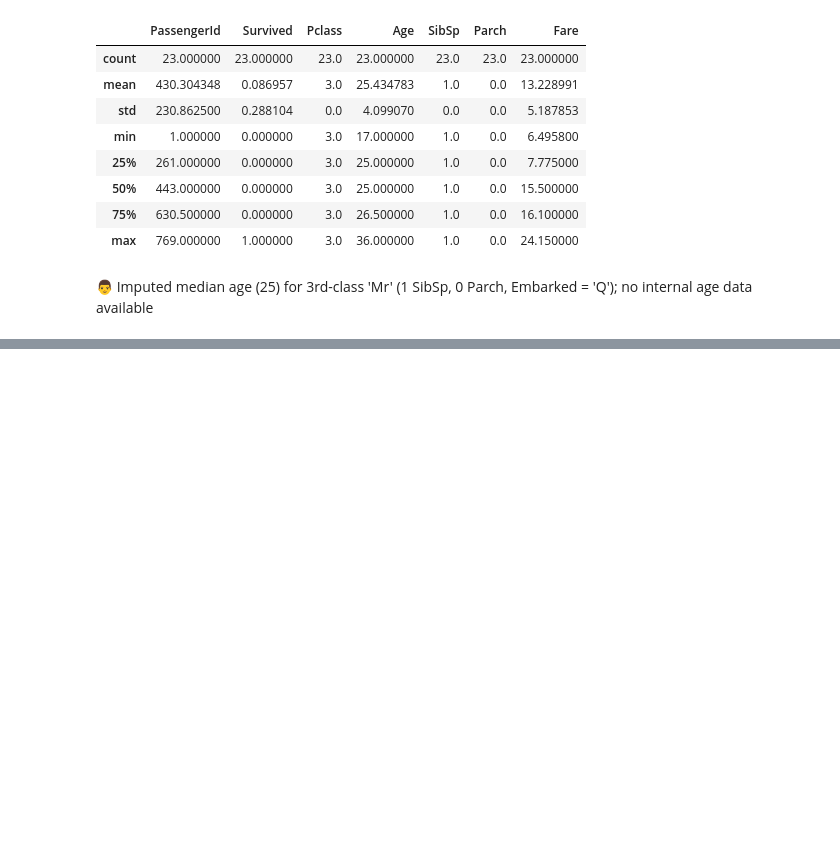
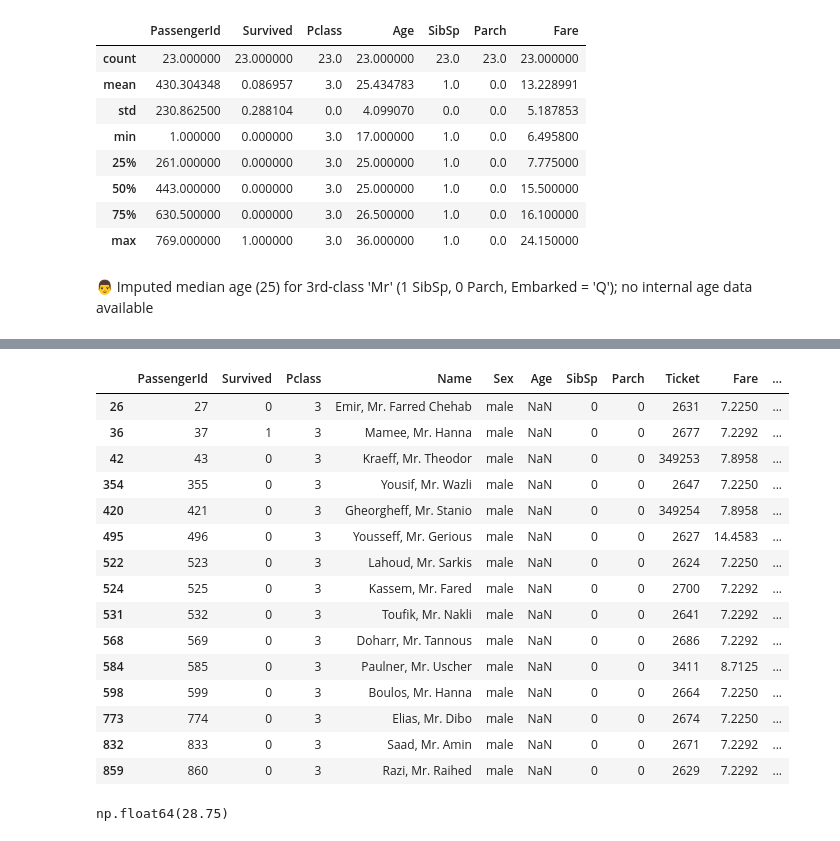
Before and after one commit to Restart29/titanic-analysis, a Jupyter notebook: notebooks/titanic.ipynb, the cells around one changed output, grey strips where cells are left out. Drawn from its saved outputs; the diff is of its cells as text; code cells hidden in the pictures; blank space fills up the shorter version.

```diff
--- a/notebooks/titanic.ipynb
+++ b/notebooks/titanic.ipynb
@@ -2114,0 +2179,23 @@ change_db_cleaned.loc[(change_db_cleaned['Title']=='Mr')&(change_db_cleaned['Pcl
+# %%
+change_db_cleaned.loc[(change_db_cleaned['Title']=='Mr')&(change_db_cleaned['Pclass']==3)&(change_db_cleaned['SibSp']==0)&(change_db_cleaned['Parch']==0)&(change_db_cleaned['Embarked']=='C')&(change_db_cleaned['Age'].isnull())]
+# %% [output]
+|  | PassengerId | Survived | Pclass | Name | Sex | Age | SibSp | Parch | Ticket | Fare | ... |
+| 26 | 27 | 0 | 3 | Emir, Mr. Farred Chehab | male | NaN | 0 | 0 | 2631 | 7.2250 | ... |
+| 36 | 37 | 1 | 3 | Mamee, Mr. Hanna | male | NaN | 0 | 0 | 2677 | 7.2292 | ... |
+| 42 | 43 | 0 | 3 | Kraeff, Mr. Theodor | male | NaN | 0 | 0 | 349253 | 7.8958 | ... |
+| 354 | 355 | 0 | 3 | Yousif, Mr. Wazli | male | NaN | 0 | 0 | 2647 | 7.2250 | ... |
+| 420 | 421 | 0 | 3 | Gheorgheff, Mr. Stanio | male | NaN | 0 | 0 | 349254 | 7.8958 | ... |
+| 495 | 496 | 0 | 3 | Yousseff, Mr. Gerious | male | NaN | 0 | 0 | 2627 | 14.4583 | ... |
+| 522 | 523 | 0 | 3 | Lahoud, Mr. Sarkis | male | NaN | 0 | 0 | 2624 | 7.2250 | ... |
+| 524 | 525 | 0 | 3 | Kassem, Mr. Fared | male | NaN | 0 | 0 | 2700 | 7.2292 | ... |
+| 531 | 532 | 0 | 3 | Toufik, Mr. Nakli | male | NaN | 0 | 0 | 2641 | 7.2292 | ... |
+| 568 | 569 | 0 | 3 | Doharr, Mr. Tannous | male | NaN | 0 | 0 | 2686 | 7.2292 | ... |
+| 584 | 585 | 0 | 3 | Paulner, Mr. Uscher | male | NaN | 0 | 0 | 3411 | 8.7125 | ... |
+| 598 | 599 | 0 | 3 | Boulos, Mr. Hanna | male | NaN | 0 | 0 | 2664 | 7.2250 | ... |
+| 773 | 774 | 0 | 3 | Elias, Mr. Dibo | male | NaN | 0 | 0 | 2674 | 7.2250 | ... |
+| 832 | 833 | 0 | 3 | Saad, Mr. Amin | male | NaN | 0 | 0 | 2671 | 7.2292 | ... |
+| 859 | 860 | 0 | 3 | Razi, Mr. Raihed | male | NaN | 0 | 0 | 2629 | 7.2292 | ... |
+# %%
+change_db_cleaned.loc[(change_db_cleaned['Title']=='Mr')&(change_db_cleaned['Pclass']==3)&(change_db_cleaned['SibSp']==0)&(change_db_cleaned['Parch']==0)&(change_db_cleaned['Embarked']=='C'),'Age'].median()
+# %% [output]
+np.float64(28.75)
```
Also changed, not shown: parts of 8 cells of this notebook.
